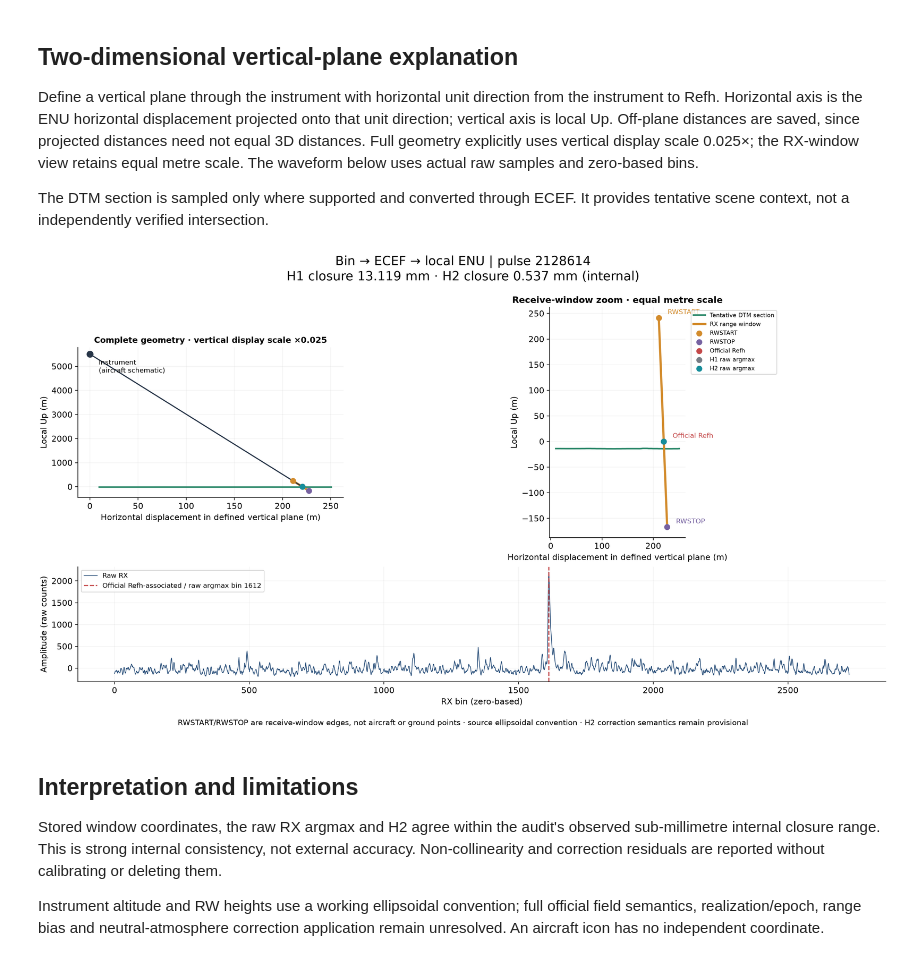
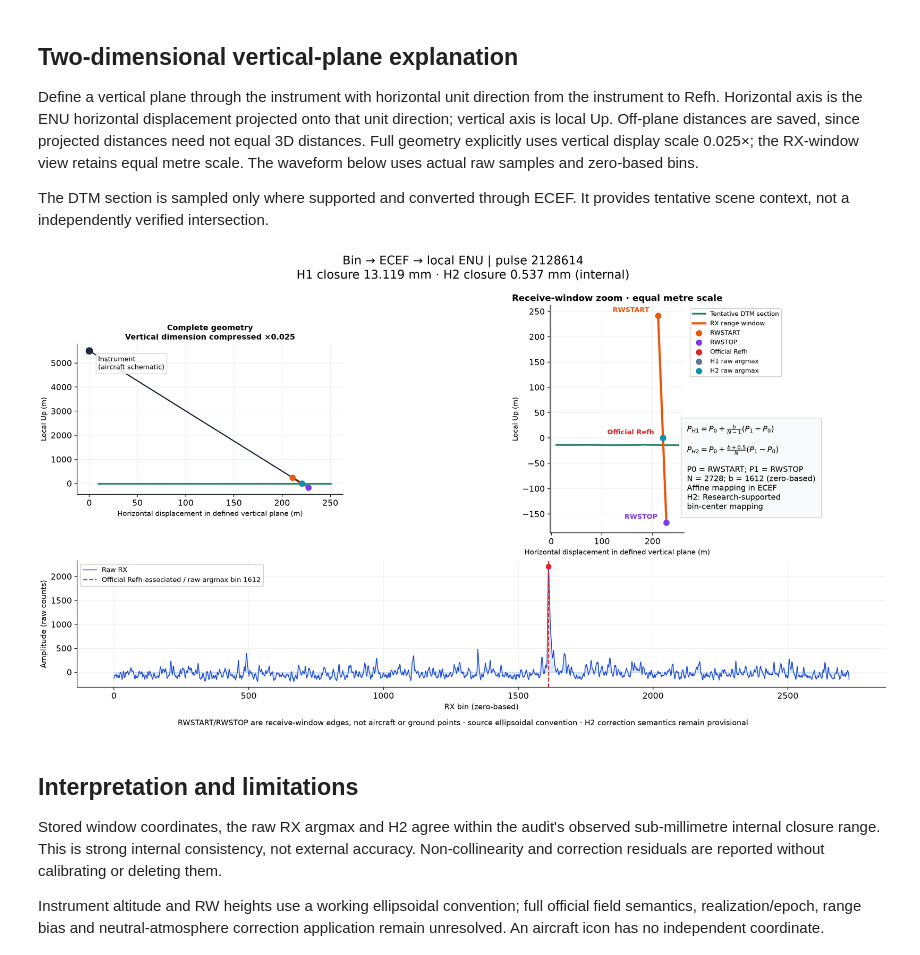
Before and after one commit to jgzhong99/CASALS, a Jupyter notebook: notebooks/07_georeferencing_geometry.ipynb, the cells around one changed output. Drawn from its saved outputs; the diff is of its cells as text; code cells hidden in the pictures.

```diff
--- a/notebooks/07_georeferencing_geometry.ipynb
+++ b/notebooks/07_georeferencing_geometry.ipynb
@@ -37,7 +37,7 @@ SELECTED_PULSE_INDEX = 2128614
 USE_EXISTING_GALLERY_SELECTION = False
 SCENE_SWEEPS = 60
 TRACK_STRIDE = 16
-MAIN_VERTICAL_DISPLAY_SCALE = .025  # Explicit display compression; numerical coordinates stay unchanged
+PROFILE_VERTICAL_DISPLAY_SCALE = .025  # 2D complete-geometry panel only; numerical coordinates stay unchanged
 RAY_SWEEP_STRIDE = 10
 RAY_TRACK_STRIDE = 64
 TERRAIN_STEP_M = 10.
@@ -47,6 +47,8 @@ if USE_EXISTING_GALLERY_SELECTION:
     path=ROOT/'outputs/notebooks/06_waveform_gallery'/H5_PATH.stem/'selected_waveform_cases.json'
     if path.exists():
         SELECTED_PULSE_INDEX=int(json.loads(path.read_text())['cases'][0]['pulse_index'])
+
+CLASSIFICATION_METADATA = ROOT / 'outputs/classification/full_20261009' / H5_PATH.stem / (H5_PATH.stem+'_run_metadata.json')
 # %% [markdown]
 ## Actual field inventory and coordinate contract
 Dataset attributes are copied exactly, including absent units/description. Empty attributes are not replaced by asserted official semantics. Refh uses the current research WGS84 ellipsoidal interpretation; the same frame for RW heights and instrument altitude is an empirically supported working assumption. Realization/epoch and some corrections remain unconfirmed. There is no separately stored aircraft GNSS/IMU reference coordinate or calibrated lever arm in this scene.
@@ -316,45 +381,64 @@ Define a vertical plane through the instrument with horizontal unit direction fr
 
 The DTM section is sampled only where supported and converted through ECEF. It provides tentative scene context, not a independently verified intersection.
 # %%
-horizontal=Ru[:2]-Iu[:2];horizontal=horizontal/np.linalg.norm(horizontal)
+horizontal = Ru[:2] - Iu[:2]; horizontal = horizontal / np.linalg.norm(horizontal)
 def plane_coordinates(arr):
-    arr=np.asarray(arr);return np.column_stack([(arr[:,:2]-Iu[:2])@horizontal,arr[:,2]])
-section2d=plane_coordinates(enu)
-offplane=np.abs((enu[:,:2]-Iu[:2])@np.array([-horizontal[1],horizontal[0]]))
-q=np.linspace(-30,section2d[3,0]+30,100)
-section_enu=np.column_stack([Iu[0]+q*horizontal[0],Iu[1]+q*horizontal[1],np.zeros(len(q))])
-guess_xyz=from_enu(section_enu,origin,rotation)
-glo,gla,_=to_geo.transform(*guess_xyz.T)
-gx,gy=utm.transform(glo,gla)
-terrain_section_h,tv=sample_raster(terrain_products['dtm_tif'],np.column_stack([gx,gy]),32618,terrain_products['support_mask_tif'])
-section_xyz=np.column_stack(to_xyz.transform(glo,gla,terrain_section_h))
-terrain_section=plane_coordinates(to_enu(section_xyz,origin,rotation))
-fig=plt.figure(figsize=(16,9),layout='constrained');fig.get_layout_engine().set(rect=(0,.045,1,.94))
-gs=fig.add_gridspec(2,3,height_ratios=[2,1]);a=fig.add_subplot(gs[0,0]);w=fig.add_subplot(gs[0,1:]);wave=fig.add_subplot(gs[1,:])
-for ax in [a,w]:
-    ax.plot(*terrain_section.T,c='#268566',lw=2,label='Tentative DTM section')
-    ax.plot(*section2d[[1,2]].T,c='#d38c2d',lw=3,label='RX range window')
-    for j in range(1,6):
-        ax.scatter(*section2d[j],c=colors[j],s=50,label=labels[j],zorder=4)
-    ax.set_xlabel('Horizontal displacement in defined vertical plane (m)');ax.set_ylabel('Local Up (m)')
-    ax.set_aspect('equal',adjustable='box');ax.grid(alpha=.15)
-a.plot(*section2d[[0,3]].T,c='#263447',lw=1.5);a.scatter(*section2d[0],c=colors[0],s=70)
-a.annotate('Instrument\n(aircraft schematic)',section2d[0],xytext=(12,-25),textcoords='offset points',fontsize=9)
-a.set_aspect(MAIN_VERTICAL_DISPLAY_SCALE,adjustable='box')
-a.set_title('Complete geometry · vertical display scale ×0.025',fontsize=11)
-w.set_title('Receive-window zoom · equal metre scale',fontsize=12)
-w.legend(loc='upper left',bbox_to_anchor=(1.02,1),fontsize=8)
-for j in [1,2,3]:
-    w.annotate(labels[j],section2d[j],xytext=(12,5),textcoords='offset points',fontsize=9,color=colors[j])
-wave.plot(np.arange(N),rx,c='#274d78',lw=.9,label='Raw RX')
-wave.axvline(b,c='#c44849',ls='--',label=f'Official Refh-associated / raw argmax bin {b}')
-wave.set_xlabel('RX bin (zero-based)');wave.set_ylabel('Amplitude (raw counts)');wave.legend(loc='upper left',fontsize=9);wave.grid(alpha=.15)
-fig.suptitle(f'Bin → ECEF → local ENU | pulse {pulse}\nH1 closure {closure_H1*1000:.3f} mm · H2 closure {closure_H2*1000:.3f} mm (internal)',fontsize=17)
-fig.text(.5,.01,'RWSTART/RWSTOP are receive-window edges, not aircraft or ground points · source ellipsoidal convention · H2 correction semantics remain provisional',ha='center',fontsize=10)
-fig.savefig(OUTPUT_DIR/'bin_georeferencing_explanation.png',dpi=DPI);plt.close(fig)
+    arr = np.asarray(arr); return np.column_stack([(arr[:, :2] - Iu[:2]) @ horizontal, arr[:, 2]])
+section2d = plane_coordinates(enu)
+offplane = np.abs((enu[:, :2] - Iu[:2]) @ np.array([-horizontal[1], horizontal[0]]))
+q = np.linspace(-30, section2d[3, 0] + 30, 100)
+section_enu = np.column_stack([Iu[0] + q * horizontal[0], Iu[1] + q * horizontal[1], np.zeros(len(q))])
+guess_xyz = from_enu(section_enu, origin, rotation)
+glo, gla, _ = to_geo.transform(*guess_xyz.T)
+gx, gy = utm.transform(glo, gla)
+terrain_section_h, tv = sample_raster(terrain_products['dtm_tif'], np.column_stack([gx, gy]), 32618, terrain_products['support_mask_tif'])
+section_xyz = np.column_stack(to_xyz.transform(glo, gla, terrain_section_h))
+terrain_section = plane_coordinates(to_enu(section_xyz, origin, rotation))
+
+fig = plt.figure(figsize=(16, 9), layout='constrained')
+fig.get_layout_engine().set(rect=(0, .035, 1, .95))
+gs = fig.add_gridspec(2, 3, height_ratios=[1.8, 1])
+a = fig.add_subplot(gs[0, 0]); w = fig.add_subplot(gs[0, 1:]); wave = fig.add_subplot(gs[1, :])
+
+for ax in [a, w]:
+    ax.plot(*terrain_section.T, c='#268566', lw=2.2, label='Tentative DTM section')
+    ax.plot(*section2d[[1, 2]].T, c='#ea580c', lw=3, label='RX range window')
+    for j in range(1, 6):
+        ax.scatter(*section2d[j], c=colors[j], s=55, label=labels[j], zorder=4)
+    ax.set_xlabel('Horizontal displacement in defined vertical plane (m)', fontsize=9.5)
+    ax.set_ylabel('Local Up (m)', fontsize=9.5)
+    ax.grid(alpha=0.18)
+
+a.plot(*section2d[[0, 3]].T, c='#1e293b', lw=1.6)
+a.scatter(*section2d[0], c=colors[0], s=80)
+a.annotate('Instrument\n(aircraft schematic)', section2d[0], xytext=(12, -25), textcoords='offset points', fontsize=9,
+           bbox=dict(fc='white', alpha=0.85, edgecolor='#cbd5e1', pad=3))
+a.set_aspect(PROFILE_VERTICAL_DISPLAY_SCALE, adjustable='box')
+a.set_title('Complete geometry\nVertical dimension compressed ×0.025', fontsize=10.5)
+
+w.set_aspect('equal', adjustable='box')
+w.set_title('Receive-window zoom · equal metre scale', fontsize=12)
+w.legend(loc='upper left', bbox_to_anchor=(1.02, 1), fontsize=8.5, framealpha=0.9)
+w.text(1.02, .48, r'$P_{H1}=P_0+\frac{b}{N-1}(P_1-P_0)$'+'\n\n'+r'$P_{H2}=P_0+\frac{b+0.5}{N}(P_1-P_0)$'+f'\n\nP0 = RWSTART; P1 = RWSTOP\nN = {N}; b = {b} (zero-based)\nAffine mapping in ECEF\nH2: Research-supported\nbin-center mapping',
+       transform=w.transAxes, fontsize=10.5, va='top', bbox=dict(facecolor='#f8fafc', edgecolor='#cbd5e1', pad=8))
+for j in [1, 2, 3]:
+    w.annotate(labels[j], section2d[j], xytext=(-12, 5), textcoords='offset points', ha='right', fontsize=9, color=colors[j], weight='bold')
+
+wave.fill_between(np.arange(N), rx, alpha=0.15, color='#2563eb')
+wave.plot(np.arange(N), rx, c='#1d4ed8', lw=1.1, label='Raw RX')
+wave.axvline(b, c='#dc2626', ls='--', lw=1.5, label=f'Official Refh-associated / raw argmax bin {b}')
+wave.scatter([b], [rx[b]], c='#dc2626', s=45, zorder=5)
+wave.set_xlabel('RX bin (zero-based)', fontsize=10)
+wave.set_ylabel('Amplitude (raw counts)', fontsize=10)
+wave.legend(loc='upper left', fontsize=9, framealpha=0.9)
+wave.grid(alpha=0.18)
+
+fig.suptitle(f'Bin → ECEF → local ENU | pulse {pulse}\nH1 closure {closure_H1*1000:.3f} mm · H2 closure {closure_H2*1000:.3f} mm (internal)', fontsize=16)
+fig.text(.5, .01, 'RWSTART/RWSTOP are receive-window edges, not aircraft or ground points · source ellipsoidal convention · H2 correction semantics remain provisional', ha='center', fontsize=10)
+fig.savefig(OUTPUT_DIR/'bin_georeferencing_explanation.png', dpi=DPI); plt.close(fig)
 display(Image(filename=str(OUTPUT_DIR/'bin_georeferencing_explanation.png')))
 # %% [output]
-[figure, old version]
+[figure, new version]
 # %% [markdown]
 ## Interpretation and limitations
 Stored window coordinates, the raw RX argmax and H2 agree within the audit's observed sub-millimetre internal closure range. This is strong internal consistency, not external accuracy. Non-collinearity and correction residuals are reported without calibrating or deleting them.
```
Also changed, not shown: parts of 5 cells of this notebook, 8 other files.
